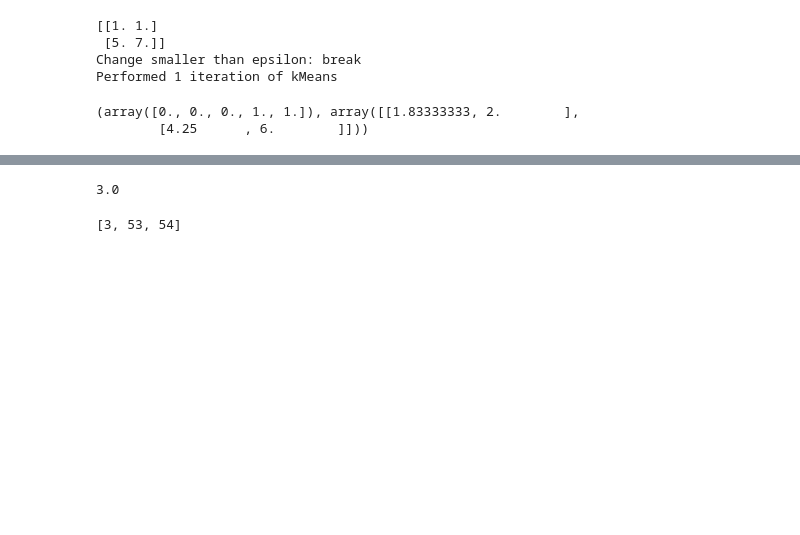
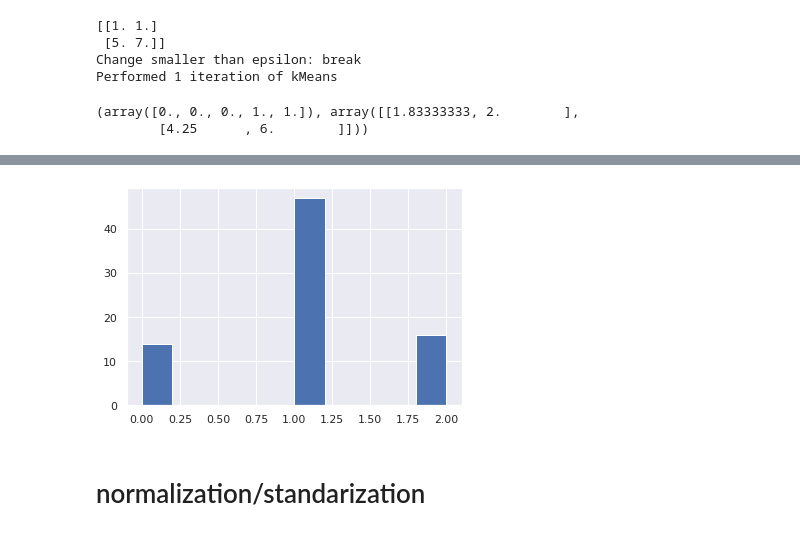
Before and after one commit to jedlin21/EIO, a Jupyter notebook: zadania/zad2/KMean_Jedlikowski136723Subocz136806.ipynb, the cells around one changed output, grey strips where cells are left out. Drawn from its saved outputs; the diff is of its cells as text; code cells hidden in the pictures; blank space fills up the shorter version.

```diff
--- a/zadania/zad2/KMean_Jedlikowski136723Subocz136806.ipynb
+++ b/zadania/zad2/KMean_Jedlikowski136723Subocz136806.ipynb
@@ -86,0 +91,7 @@ data.head()
+# %%
+#type : C,H
+data.loc[data['type'] == 'C', 'type'] = 0
+data.loc[data['type'] == 'H', 'type'] = 1
+
+#data[data["type"] == "H"]["type"] = 1
+data.head()
@@ -123,0 +109,6 @@ x.shape
+# %%
+clusterList, centroids = kMeans(x, k=3)
+print()
+print()
+print(clusterList)
+print(centroids)
@@ -123,0 +152,4 @@ x.shape
+# %%
+X = x
+y = clusterList
+train_labels = [0,1,2]
@@ -127,7 +209,0 @@ False
-# %%
-x = np.array([1,2])
-y = np.array([1,5])
-# %%
-np.linalg.norm(x-y)
-# %% [output]
-3.0
@@ -147,4 +210,7 @@ rows = c[ind] # these are the points in question
-# %%
-rows
-# %% [output]
-[3, 53, 54]
+# %%
+plt.hist(y)
+plt.show()
+# %% [output]
+[figure, added]
+# %% [markdown]
+# normalization/standarization
```
Also changed, not shown: parts of 22 cells of this notebook, 1 other file.
